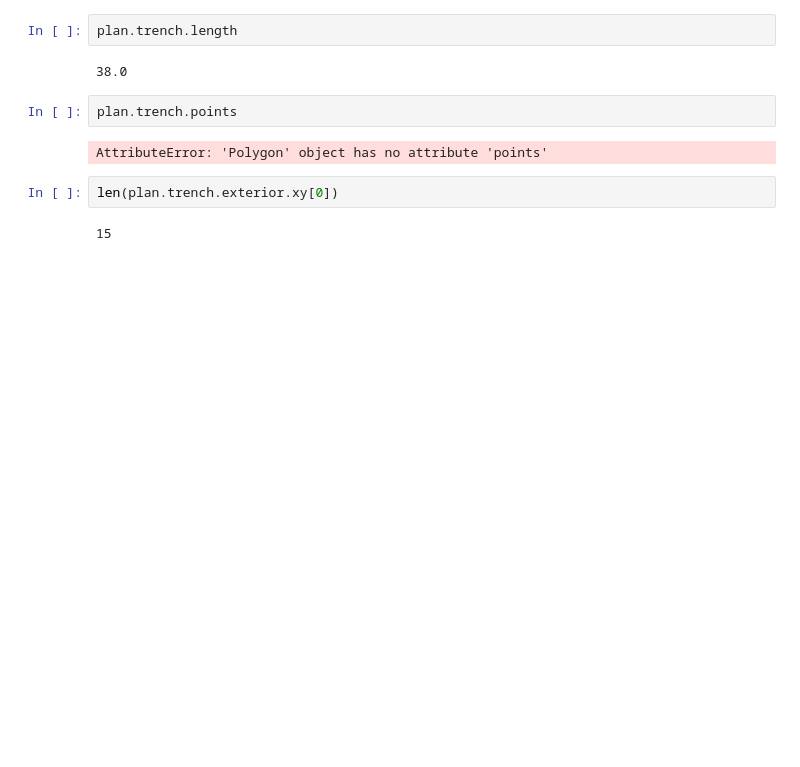
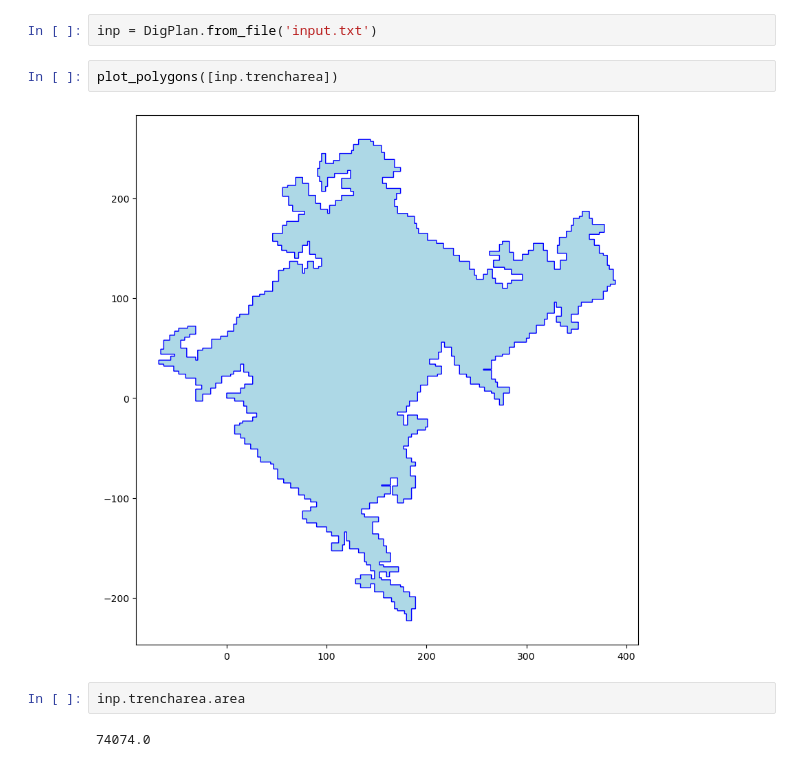
Before and after one commit to mdzimmerman/advent2023, a Jupyter notebook: day18/testing.ipynb, the cells around one changed output. Drawn from its saved outputs; the diff is of its cells as text; blank space fills up the shorter version.

```diff
--- a/day18/testing.ipynb
+++ b/day18/testing.ipynb
@@ -57,12 +54,10 @@ trench.area
 # %%
-plan.trench.length
+inp = DigPlan.from_file('input.txt')
-# %% [output]
-38.0
 # %%
-plan.trench.points
+plot_polygons([inp.trencharea])
 # %% [output]
-AttributeError: 'Polygon' object has no attribute 'points'
+[figure, added]
 # %%
-len(plan.trench.exterior.xy[0])
+inp.trencharea.area
 # %% [output]
-15
+74074.0
```
Also changed, not shown: parts of 5 cells of this notebook, 2 other files.
